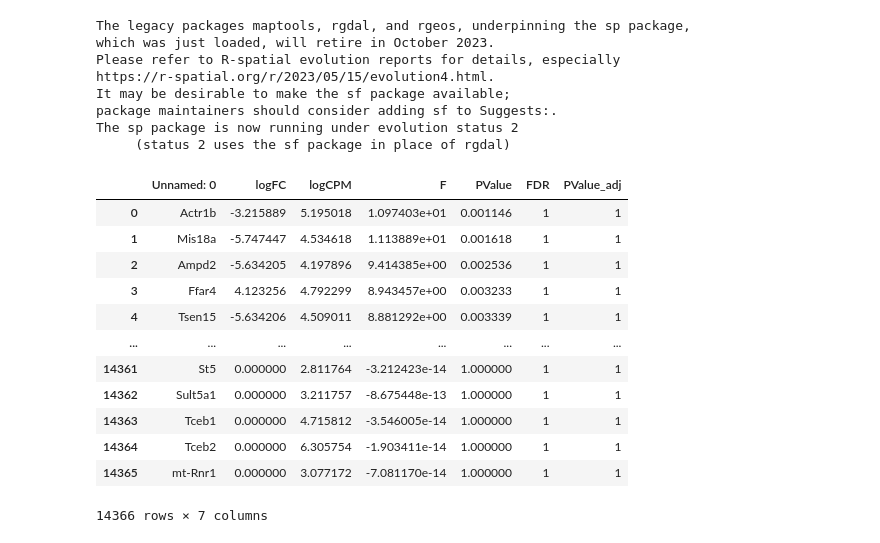
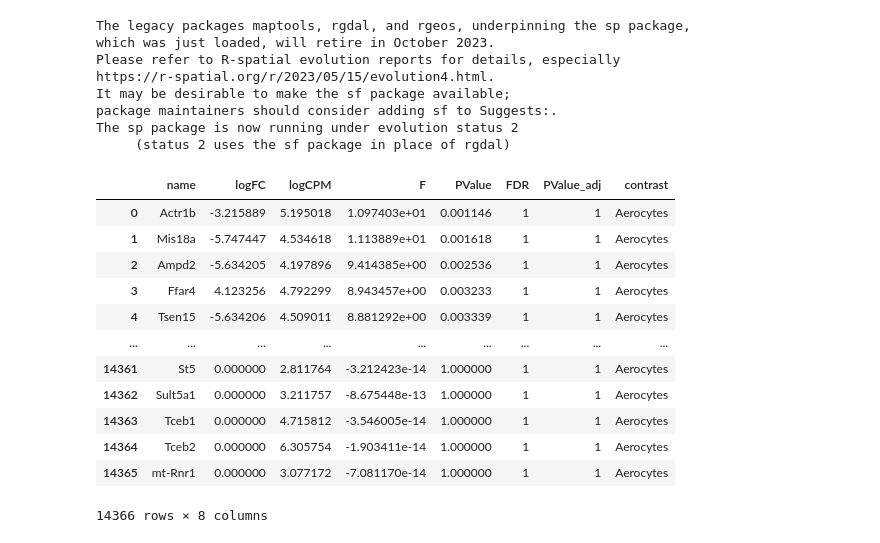
Before and after one commit to lueckenlab/masterpraktikum_fibrosis_atlas, a Jupyter notebook: notebooks/cell_cell_interactions/merged_test.ipynb, the cells around one changed output. Saved outputs shown, nothing was run; the diff lists cells and outputs as text; code cells hidden in the pictures.

```diff
--- a/notebooks/cell_cell_interactions/merged_test.ipynb
+++ b/notebooks/cell_cell_interactions/merged_test.ipynb
@@ -208,18 +213,20 @@ potential_ligands <- lr_network %>%
   pull(from) %>% unique()
 # %%
 d = pd.read_csv("../../../data/all_deg/Aerocytes_conditionasbestos-conditionuntreated.csv")
+d = d.rename(columns={"Unnamed: 0":"name"})
+d["contrast"] = "Aerocytes"
 d
 # %% [output]
-|  | Unnamed: 0 | logFC | logCPM | F | PValue | FDR | PValue_adj |
-| 0 | Actr1b | -3.215889 | 5.195018 | 1.097403e+01 | 0.001146 | 1 | 1 |
-| 1 | Mis18a | -5.747447 | 4.534618 | 1.113889e+01 | 0.001618 | 1 | 1 |
-| 2 | Ampd2 | -5.634205 | 4.197896 | 9.414385e+00 | 0.002536 | 1 | 1 |
-| 3 | Ffar4 | 4.123256 | 4.792299 | 8.943457e+00 | 0.003233 | 1 | 1 |
-| 4 | Tsen15 | -5.634206 | 4.509011 | 8.881292e+00 | 0.003339 | 1 | 1 |
-| ... | ... | ... | ... | ... | ... | ... | ... |
-| 14361 | St5 | 0.000000 | 2.811764 | -3.212423e-14 | 1.000000 | 1 | 1 |
-| 14362 | Sult5a1 | 0.000000 | 3.211757 | -8.675448e-13 | 1.000000 | 1 | 1 |
-| 14363 | Tceb1 | 0.000000 | 4.715812 | -3.546005e-14 | 1.000000 | 1 | 1 |
-| 14364 | Tceb2 | 0.000000 | 6.305754 | -1.903411e-14 | 1.000000 | 1 | 1 |
-| 14365 | mt-Rnr1 | 0.000000 | 3.077172 | -7.081170e-14 | 1.000000 | 1 | 1 |
+|  | name | logFC | logCPM | F | PValue | FDR | PValue_adj | contrast |
+| 0 | Actr1b | -3.215889 | 5.195018 | 1.097403e+01 | 0.001146 | 1 | 1 | Aerocytes |
+| 1 | Mis18a | -5.747447 | 4.534618 | 1.113889e+01 | 0.001618 | 1 | 1 | Aerocytes |
+| 2 | Ampd2 | -5.634205 | 4.197896 | 9.414385e+00 | 0.002536 | 1 | 1 | Aerocytes |
+| 3 | Ffar4 | 4.123256 | 4.792299 | 8.943457e+00 | 0.003233 | 1 | 1 | Aerocytes |
+| 4 | Tsen15 | -5.634206 | 4.509011 | 8.881292e+00 | 0.003339 | 1 | 1 | Aerocytes |
+| ... | ... | ... | ... | ... | ... | ... | ... | ... |
+| 14361 | St5 | 0.000000 | 2.811764 | -3.212423e-14 | 1.000000 | 1 | 1 | Aerocytes |
+| 14362 | Sult5a1 | 0.000000 | 3.211757 | -8.675448e-13 | 1.000000 | 1 | 1 | Aerocytes |
+| 14363 | Tceb1 | 0.000000 | 4.715812 | -3.546005e-14 | 1.000000 | 1 | 1 | Aerocytes |
+| 14364 | Tceb2 | 0.000000 | 6.305754 | -1.903411e-14 | 1.000000 | 1 | 1 | Aerocytes |
+| 14365 | mt-Rnr1 | 0.000000 | 3.077172 | -7.081170e-14 | 1.000000 | 1 | 1 | Aerocytes |
-14366 rows × 7 columns
+14366 rows × 8 columns
```
Also changed, not shown: parts of 8 cells of this notebook.
